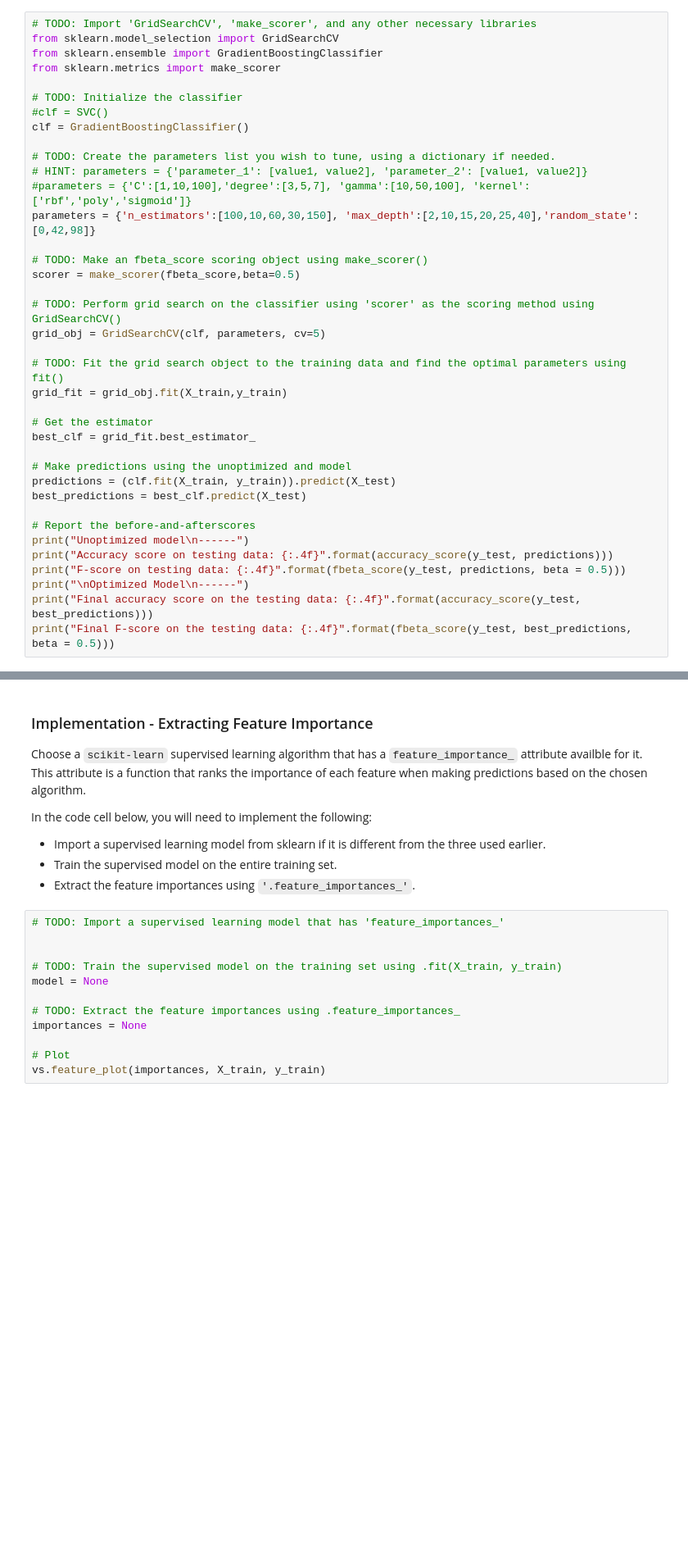
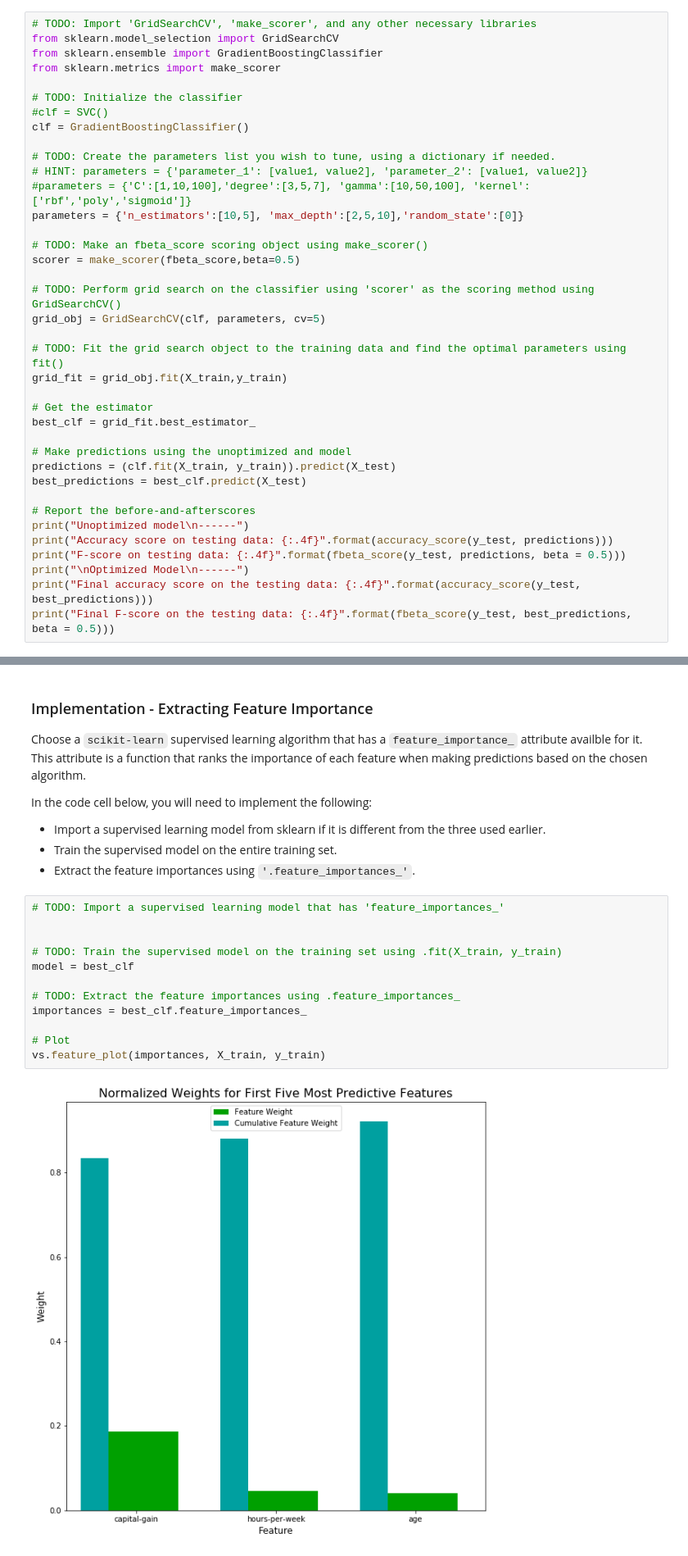
Before and after one commit to HarshitDaftary/Finding-Donors, a Jupyter notebook: finding_donors.ipynb, the cells around one changed output, grey strips where cells are left out. Shown at 82% size. Cells and saved outputs as stored; diff of their text form; blank space fills up the shorter version.

```diff
--- a/finding_donors.ipynb
+++ b/finding_donors.ipynb
@@ -488,7 +519,7 @@ clf = GradientBoostingClassifier()
 # TODO: Create the parameters list you wish to tune, using a dictionary if needed.
 # HINT: parameters = {'parameter_1': [value1, value2], 'parameter_2': [value1, value2]}
 #parameters = {'C':[1,10,100],'degree':[3,5,7], 'gamma':[10,50,100], 'kernel':['rbf','poly','sigmoid']}
-parameters = {'n_estimators':[100,10,60,30,150], 'max_depth':[2,10,15,20,25,40],'random_state':[0,42,98]}
+parameters = {'n_estimators':[10,5], 'max_depth':[2,5,10],'random_state':[0]}
 
 # TODO: Make an fbeta_score scoring object using make_scorer()
 scorer = make_scorer(fbeta_score,beta=0.5)
@@ -553,15 +606,17 @@ In the code cell below, you will need to implement the following:
 # %%
 # TODO: Import a supervised learning model that has 'feature_importances_'
 
 
 # TODO: Train the supervised model on the training set using .fit(X_train, y_train)
-model = None
+model = best_clf
 
 # TODO: Extract the feature importances using .feature_importances_
-importances = None
+importances = best_clf.feature_importances_
 
 # Plot
 vs.feature_plot(importances, X_train, y_train)
+# %% [output]
+[figure, added]
 # %% [markdown]
 ### Question 7 - Extracting Feature Importance
 
```
Also changed, not shown: parts of 18 cells of this notebook.
